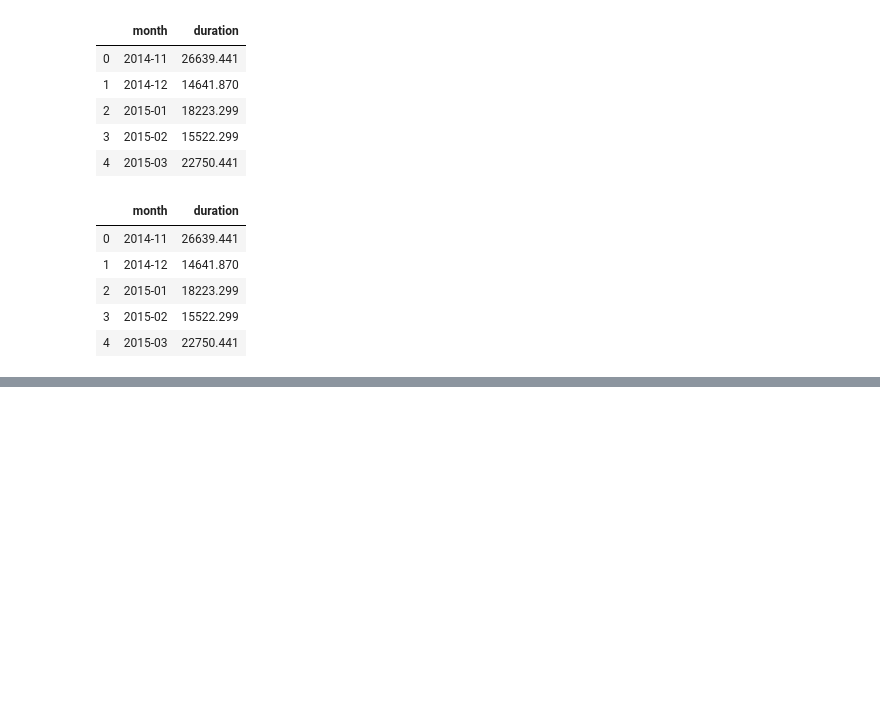
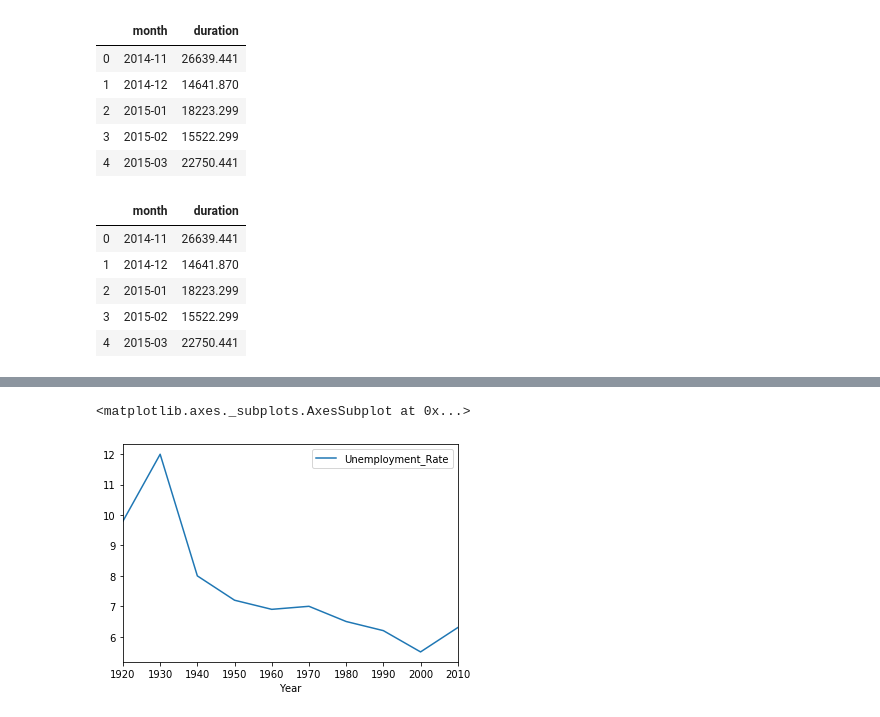
Before and after one commit to vijeeshtp/pandas1, a Jupyter notebook: Untitled.ipynb, the cells around one changed output, grey strips where cells are left out. Drawn from its saved outputs; the diff is of its cells as text; code cells hidden in the pictures; blank space fills up the shorter version.

```diff
--- a/Untitled.ipynb
+++ b/Untitled.ipynb
@@ -740,0 +1160,7 @@ data.groupby(
+# %%
+Data = {'Year': [1920,1930,1940,1950,1960,1970,1980,1990,2000,2010],
+        'Unemployment_Rate': [9.8,12,8,7.2,6.9,7,6.5,6.2,5.5,6.3]
+       }
+
+df = pd.DataFrame(Data,columns=['Year','Unemployment_Rate'])
+print (df)
@@ -740,0 +1179,5 @@ data.groupby(
+# %%
+df.plot(x ='Year', y='Unemployment_Rate', kind = 'line')
+# %% [output]
+<matplotlib.axes._subplots.AxesSubplot at 0x...>
+[figure, added]
```
Also changed, not shown: parts of 57 cells of this notebook, 1 other file.
